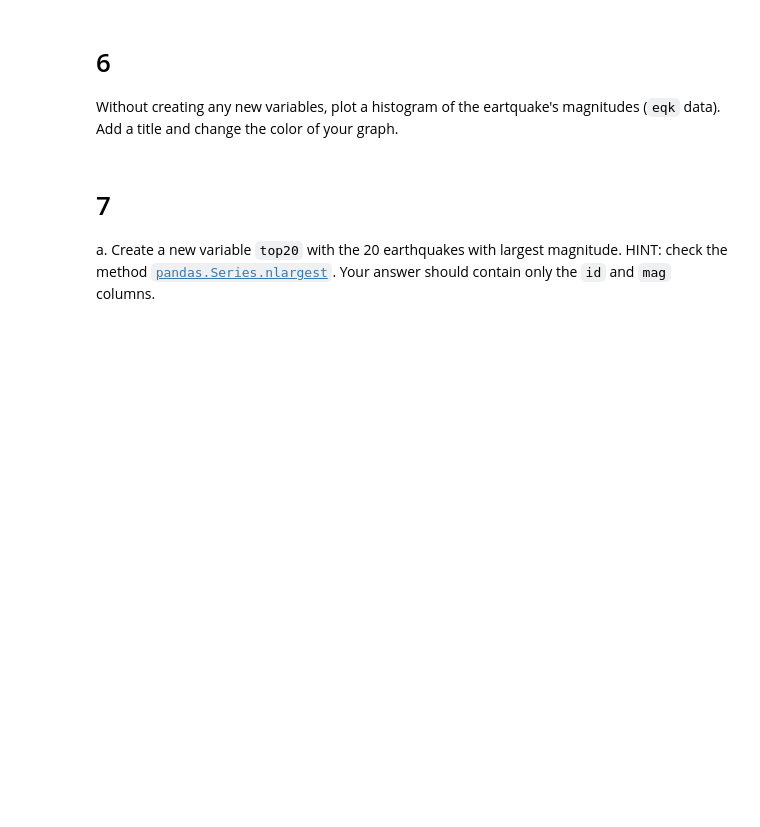
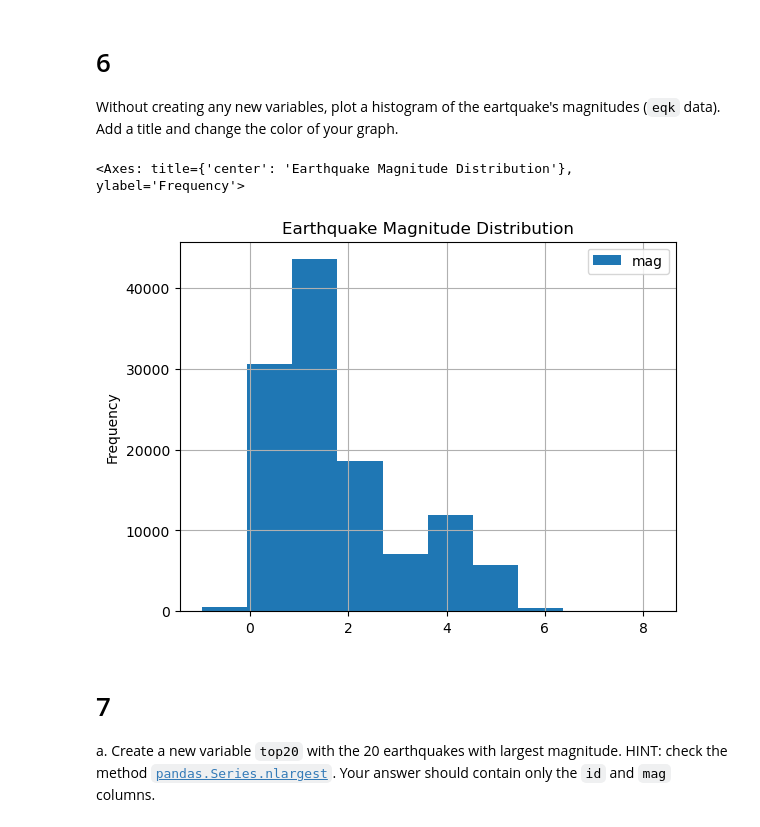
Before and after one commit to kellyloveskelp/eds220-hwk1, a Jupyter notebook: task3/hwk1-task3-earthquakes.ipynb, the cells around one changed output. Drawn from its saved outputs; the diff is of its cells as text; code cells hidden in the pictures; blank space fills up the shorter version.

Commit message:
Commit 2/5 save histogram

```diff
--- a/task3/hwk1-task3-earthquakes.ipynb
+++ b/task3/hwk1-task3-earthquakes.ipynb
@@ -167,6 +178,17 @@ grader.check("q5")
 
 # 6
 Without creating any new variables, plot a histogram of the eartquake's magnitudes (`eqk` data). Add a title and change the color of your graph.
+# %%
+eqk[['mag']].plot(
+    kind = 'hist',
+    title = 'Earthquake Magnitude Distribution',
+    xlabel = 'Magnitude'
+    legend = 'Magnitude'
+    grid = True
+)
+# %% [output]
+<Axes: title={'center': 'Earthquake Magnitude Distribution'}, ylabel='Frequency'>
+[figure, added]
 # %% [markdown]
 <!-- END QUESTION -->
 
```
Also changed, not shown: parts of 7 cells of this notebook.
